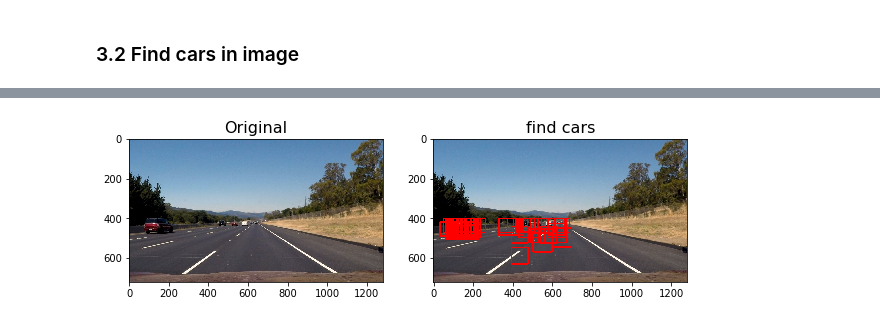
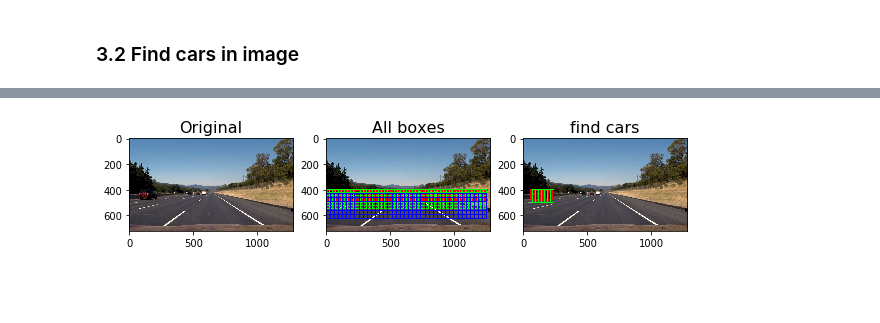
Before and after one commit to edgarcgarzon/CarND-Vehicle-Detection-and-Tracking-P5, a Jupyter notebook: VehicleDetectionAndTracking.ipynb, the cells around one changed output, grey strips where cells are left out. Drawn from its saved outputs; the diff is of its cells as text; code cells hidden in the pictures; blank space fills up the shorter version.

```diff
--- a/VehicleDetectionAndTracking.ipynb
+++ b/VehicleDetectionAndTracking.ipynb
@@ -174,3 +176,10 @@ print("Number of non-vehicle images: ", len(cars))
 # %% [output]
 Number of vehicle images:  8968
 Number of non-vehicle images:  8792
+# %%
+#Data exploration
+img = cv2.imread(image)
+print("Shape", img.shape)
+print("max", np.amax(img))
+print("min", np.amin(img))
+print("mean", np.mean(img))
@@ -358,60 +386,84 @@ def find_cars(img, ystart, ystop, scale, svc,
 # %%
 ystart = 400
 ystop = 656
-save_subim = True
+save_subim = False
 
 list_bboxs = []
 
 for idx1, img in enumerate(imgs):
 
-    draw_img = np.copy(img)
+    scale = 1.2
+    ystart = 400
+    ystop = 510
+    cells_per_step = 1.5
+    bboxs1, subimgs1, feat1, all_bboxs1 = find_cars(img, ystart, ystop,
+                    scale, svc, X_scaler,
+                    orient, pix_per_cell,
+                    cell_per_block,
+                    spatial_size, hist_bins, colorspace, hog_channel,
+                    cells_per_step)
 
-    scale = 1.0
-    bboxs1, subimgs1, feat1 = find_cars(img, ystart, ystop,
+    scale = 1.5
+    ystart = 400
+    ystop = 570
+    bboxs2, subimgs2, feat2, all_bboxs2 = find_cars(img, ystart, ystop,
                     scale, svc, X_scaler,
                     orient, pix_per_cell,
                     cell_per_block,
                     spatial_size, hist_bins, colorspace, hog_channel)
 
-    scale = 1.1
-    bboxs2, subimgs2, feat2 = find_cars(img, ystart, ystop,
+    scale = 2.0
+    ystart = 430
+    ystop = 680
+    bboxs3, subimgs3, feat3, all_bboxs3 = find_cars(img, ystart, ystop,
                     scale, svc, X_scaler,
                     orient, pix_per_cell,
                     cell_per_block,
                     spatial_size, hist_bins, colorspace, hog_channel)
 
-    scale = 1.3
-    bboxs3, subimgs3, feat3 = find_cars(img, ystart, ystop,
-                    scale, svc, X_scaler,
-                    orient, pix_per_cell,
-                    cell_per_block,
-                    spatial_size, hist_bins, colorspace, hog_channel)
-
-    scale = 1.5
-    bboxs4, subimgs4, feat4 = find_cars(img, ystart, ystop,
-                    scale, svc, X_scaler,
-                    orient, pix_per_cell,
-                    cell_per_block,
-                    spatial_size, hist_bins, colorspace, hog_channel)
-
-    #bboxs = bboxs1
-    bboxs = bboxs1 + bboxs2 + bboxs3 + bboxs4
-    list_bboxs.append(bboxs)
-    subimgs = subimgs1 + subimgs2 + subimgs3 + subimgs4
-    feats = feat1 + feat2 + feat3 + feat4
-
-    for idx2, (bbox, subimg) in enumerate(zip(bboxs, subimgs)):
-        out_img = cv2.rectangle(draw_img,bbox[0],bbox[1],(0,0,255),6)
-        subimg = cv2.cvtColor(subimg, cv2.COLOR_YCrCb2BGR)*255
-        cv2.imwrite("./output_images/image" + str(idx1) +" "+ str(idx2) + ".png", subimg)
 
 
+
+    subimgs = subimgs1 + subimgs2  + subimgs3
+    feats = feat1 + feat2 + feat3
+    all_bboxs = [all_bboxs1, all_bboxs2, all_bboxs3]
+    found_box = [bboxs1, bboxs2, bboxs3]
+
+    list_bboxs.append(found_box)
+
+    draw_img = np.copy(img)
+    out_img_allb = np.copy(img)
+    out_img = np.copy(img)
+
+    colors = [(0,0,255),(0,255,0),(255,0,0)]
+
+    for colorIdsx, (bboxs, allbox) in enumerate(zip(found_box, all_bboxs)):
+
+        color = colors[colorIdsx]
+
+        for idx2, (bbox, subimg) in enumerate(zip(bboxs, subimgs)):
+            out_img = cv2.rectangle(draw_img,bbox[0],bbox[1],color,6)
+
+            if(save_subim):
+                subimg = cv2.cvtColor(subimg, cv2.COLOR_YCrCb2BGR)
+                cv2.imwrite("./output_images/image" + str(idx1) +" "+ str(idx2) + ".png", subimg)
+
+        for bbox in allbox:
+            out_img_allb = cv2.rectangle(out_img_allb,bbox[0],bbox[1],color,6)
+
+        cv2.imwrite("./output_images/Search_image" + str(idx1) +".png", out_img_allb)
+
     #display origianl and transformation images
-    f, (ax1, ax2) = plt.subplots(1, 2, figsize=(10,10))
+    f, (ax1, ax2,ax3) = plt.subplots(1, 3, figsize=(10,10))
     img = cv2.cvtColor(img, cv2.COLOR_BGR2RGB)
     ax1.imshow(img)
     ax1.set_title('Original', fontsize=16)
+
+    img = cv2.cvtColor(out_img_allb, cv2.COLOR_BGR2RGB)
+    ax2.imshow(img)
+    ax2.set_title('All boxes', fontsize=16)
+
     out_img = cv2.cvtColor(out_img, cv2.COLOR_BGR2RGB)
-    ax2.imshow(out_img)
-    ax2.set_title('find cars', fontsize=16)
+    ax3.imshow(out_img)
+    ax3.set_title('find cars', fontsize=16)
 # %% [output]
@@ -420 +470 @@ for idx1, img in enumerate(imgs):
-[figure, old version]
+[figure, new version]
```
Also changed, not shown: parts of 41 cells of this notebook.
